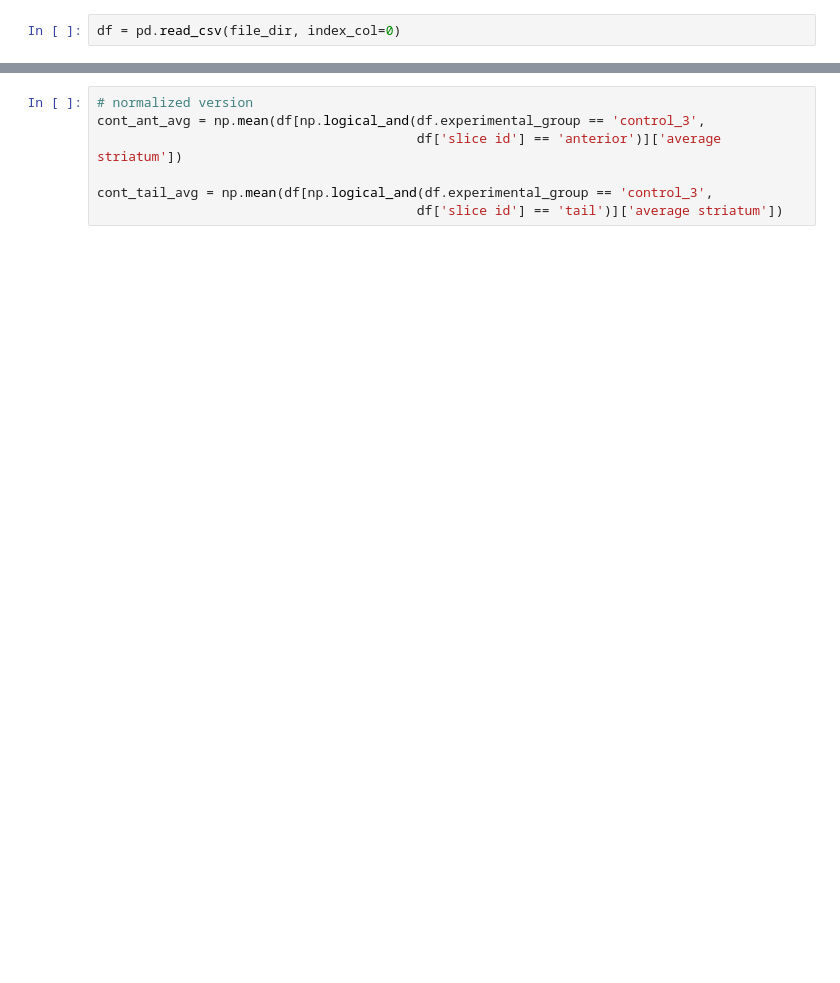
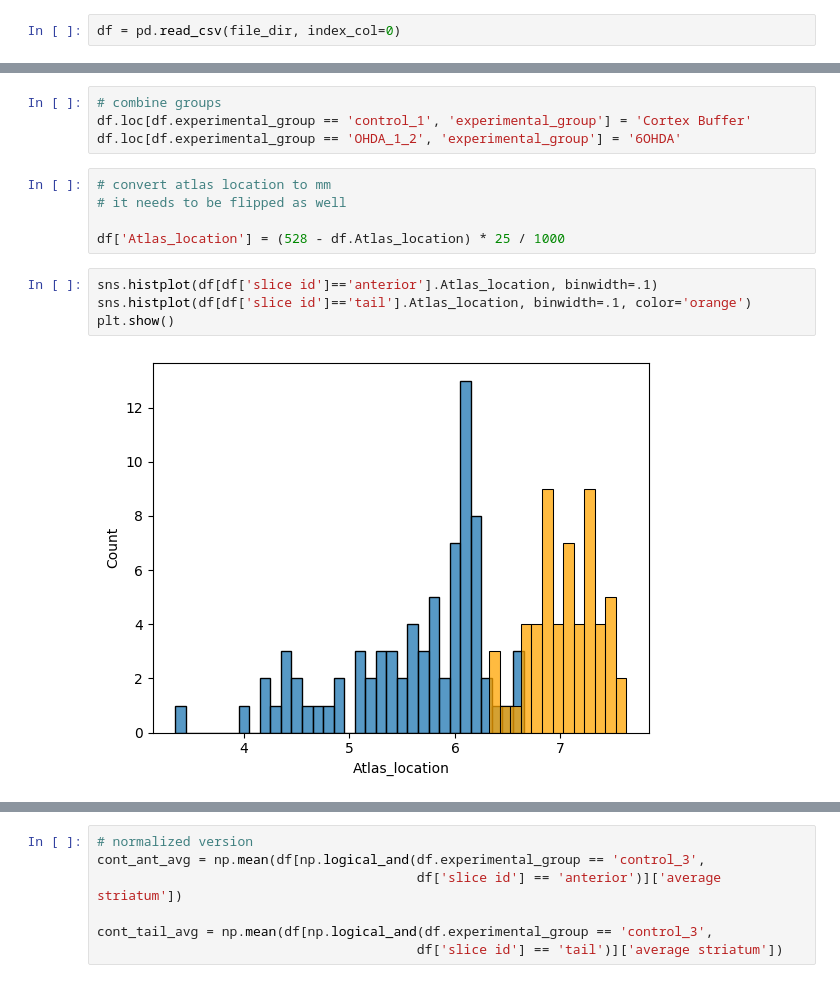
Before and after one commit to HernandoMV/6OHDA_image_analysis, a Jupyter notebook: 6OHDA_analysis.ipynb, the cells around one changed output, grey strips where cells are left out. Drawn from its saved outputs; the diff is of its cells as text; blank space fills up the shorter version.

```diff
--- a/6OHDA_analysis.ipynb
+++ b/6OHDA_analysis.ipynb
@@ -39,3 +62,18 @@ array(['OHDA_3', 'control_3'], dtype=object)
+# %%
+# combine groups
+df.loc[df.experimental_group == 'control_1', 'experimental_group'] = 'Cortex Buffer'
+df.loc[df.experimental_group == 'OHDA_1_2', 'experimental_group'] = '6OHDA'
+# %%
+# convert atlas location to mm
+# it needs to be flipped as well
+
+df['Atlas_location'] = (528 - df.Atlas_location) * 25 / 1000
+# %%
+sns.histplot(df[df['slice id']=='anterior'].Atlas_location, binwidth=.1)
+sns.histplot(df[df['slice id']=='tail'].Atlas_location, binwidth=.1, color='orange')
+plt.show()
+# %% [output]
+[figure, added]
 # %%
 df
 # %% [output]
```
Also changed, not shown: parts of 26 cells of this notebook.
